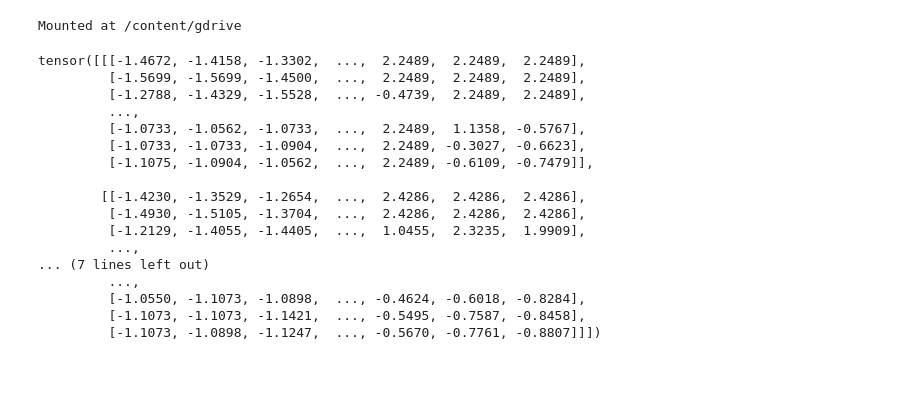
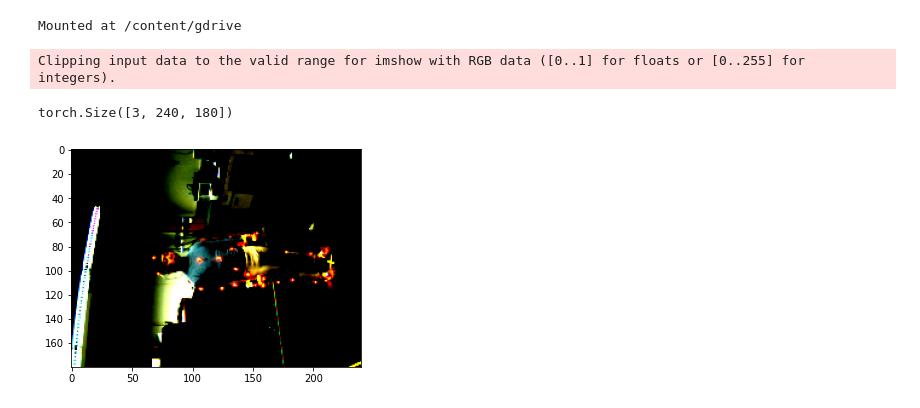
Before and after one commit to ypeng22/DLFinal, a Jupyter notebook: image_cnn_lstm.ipynb, the cells around one changed output. Saved outputs shown, nothing was run; the diff lists cells and outputs as text; code cells hidden in the pictures; blank space fills up the shorter version.

```diff
--- a/image_cnn_lstm.ipynb
+++ b/image_cnn_lstm.ipynb
@@ -21,6 +21,7 @@ import torch
 import torch.nn as nn
 import matplotlib.pyplot as plt
 import torchvision.transforms as transforms
+from torchvision.models import resnet101
 
 subjects = ['S01', 'S02', 'S03', 'S04', 'S05','S06', 'S07', 'S08', 'S09', 'S10', 'S11', 'S12']
 actions = ['A01', 'A02', 'A03', 'A04', 'A05','A06', 'A07', 'A08', 'A09', 'A10', 'A11']
@@ -62,76 +63,85 @@ class cnn_lstm(nn.Module):
         self.conv2 = nn.Conv2d(16, 32, 3)
         self.conv3 = nn.Conv2d(32, 64, 3)
         self.pool1 = nn.MaxPool2d(3)
-        self.n_hidden = 100
+        self.n_hidden = 256
         self.n_layers = 3
         self.l_lstm = torch.nn.LSTM(input_size = 300,
                                  hidden_size = self.n_hidden,
                                  num_layers = self.n_layers,
                                  batch_first = True)
         self.fc = nn.Linear(2240, 300)
-        self.fc1 = nn.Linear(100, 50)
-        self.fc2 = nn.Linear(50, classes)
-        self.relu = nn.LeakyReLU(.1)
-        self.soft = nn.Softmax(dim = 0)
+        #self.fc = nn.Linear(1000, 300)
+        self.fc1 = nn.Linear(256, 128)
+        self.fc2 = nn.Linear(128, classes)
+        #self.relu = nn.LeakyReLU(.1)
+        self.relu = nn.ReLU()
+
+        self._initialize_weights()
+        #self.resnet = resnet101(pretrained=True)
+        #self.soft = nn.Softmax(dim = 0)
+
     def forward(self, x):
         batch = x.shape[0]
         #intialize lstm hidden state
         hidden_state = torch.zeros(self.n_layers, 1, self.n_hidden).to(dev)
         cell_state = torch.zeros(self.n_layers, 1, self.n_hidden).to(dev)
+        #hidden_state = torch.randn(self.n_layers, 1, self.n_hidden).to(dev)
+        #cell_state = torch.randn(self.n_layers, 1, self.n_hidden).to(dev)
         self.hidden = (hidden_state, cell_state)
 
         x = self.pool1(self.relu(self.conv1(x)))
         x = self.pool1(self.relu(self.conv2(x)))
         x = self.pool1(self.relu(self.conv3(x)))
+        #with torch.no_grad():
+        #    x = self.resnet(x)
+
+        #print(x.shape)
         x = x.reshape(batch, -1).unsqueeze(0)
         x = self.fc(x)
         lstm_out, _ = self.l_lstm(x, self.hidden) #lstm_out shape is batch_size, seq len, hidden state
-        #print(lstm_out.shape)
         lstm_out = lstm_out[:,-1,:]
-        #print(lstm_out.shape)
         lstm_out = self.relu(self.fc1(lstm_out.squeeze()))
         lstm_out = self.relu(self.fc2(lstm_out))
-        lstm_out = self.soft(lstm_out)
+        #print(lstm_out.shape)
+        #lstm_out = self.soft(lstm_out)
         return lstm_out
+
+    def _initialize_weights(self):
+        for m in self.modules():
+            if isinstance(m, nn.Conv2d):
+                nn.init.kaiming_normal_(m.weight, mode='fan_out',
+                                        nonlinearity='relu')
+                if m.bias is not None:
+                    nn.init.constant_(m.bias, 0)
+            elif isinstance(m, nn.Linear):
+                nn.init.kaiming_normal_(m.weight, mode='fan_out',
+                                        nonlinearity='relu')
+                nn.init.constant_(m.bias, 0)
 
 def check(i):
     #insert more i.find terms for each action
     return i.find('A01') != -1 or i.find('A07') != -1
 vid_names = [i for i in next(os.walk(data_dir))[2] if check(i)]
 train_vid_names = [i for i in vid_names if i.find('S09') == -1 and i.find('S10') == -1 and i.find('S11') == -1 and i.find('S12') == -1]
 valid_vid_names = [i for i in vid_names if i.find('S09') != -1 ]
 test_vid_names = [i for i in vid_names if i.find('S10') != -1 or i.find('S11') != -1 or i.find('S12') != -1]
 
 #data shape is (num_pics, height, width, channel)
 Normalize = transforms.Normalize(mean=[0.485, 0.456, 0.406],
                                  std=[0.229, 0.224, 0.225])
 train_dataset = BerkeleyMHAD(train_vid_names, data_dir, classes = [0, 6], transform=transforms.Compose([transforms.ToTensor(), Normalize]))
 valid_dataset = BerkeleyMHAD(valid_vid_names, data_dir, classes = [0, 6], transform=transforms.Compose([transforms.ToTensor(), Normalize]))
 test_dataset = BerkeleyMHAD(test_vid_names, data_dir, classes = [0, 6], transform=transforms.Compose([transforms.ToTensor(), Normalize]))
-#plt.imshow(train_dataset[0]['x'][0])
-print(train_dataset[0]['x'][0])
+plt.imshow(np.transpose(train_dataset[0]['x'][0]))
+print(train_dataset[0]['x'][0].shape)
 
 batch_size = 1
 
 dev = torch.device("cuda:0" if torch.cuda.is_available() else "cpu")
 #change 2 to number of classes
 # %% [output]
-tensor([[[-1.4672, -1.4158, -1.3302,  ...,  2.2489,  2.2489,  2.2489],
-         [-1.5699, -1.5699, -1.4500,  ...,  2.2489,  2.2489,  2.2489],
-         [-1.2788, -1.4329, -1.5528,  ..., -0.4739,  2.2489,  2.2489],
-         ...,
-         [-1.0733, -1.0562, -1.0733,  ...,  2.2489,  1.1358, -0.5767],
-         [-1.0733, -1.0733, -1.0904,  ...,  2.2489, -0.3027, -0.6623],
-         [-1.1075, -1.0904, -1.0562,  ...,  2.2489, -0.6109, -0.7479]],
-
-        [[-1.4230, -1.3529, -1.2654,  ...,  2.4286,  2.4286,  2.4286],
-         [-1.4930, -1.5105, -1.3704,  ...,  2.4286,  2.4286,  2.4286],
-         [-1.2129, -1.4055, -1.4405,  ...,  1.0455,  2.3235,  1.9909],
-         ...,
-... (7 lines left out)
-         ...,
-         [-1.0550, -1.1073, -1.0898,  ..., -0.4624, -0.6018, -0.8284],
-         [-1.1073, -1.1073, -1.1421,  ..., -0.5495, -0.7587, -0.8458],
-         [-1.1073, -1.0898, -1.1247,  ..., -0.5670, -0.7761, -0.8807]]])
+Clipping input data to the valid range for imshow with RGB data ([0..1] for floats or [0..255] for integers).
+torch.Size([3, 240, 180])
+[figure, added]
 # %%
 model = cnn_lstm(2).to(dev)
```
Also changed, not shown: parts of 2 cells of this notebook.
